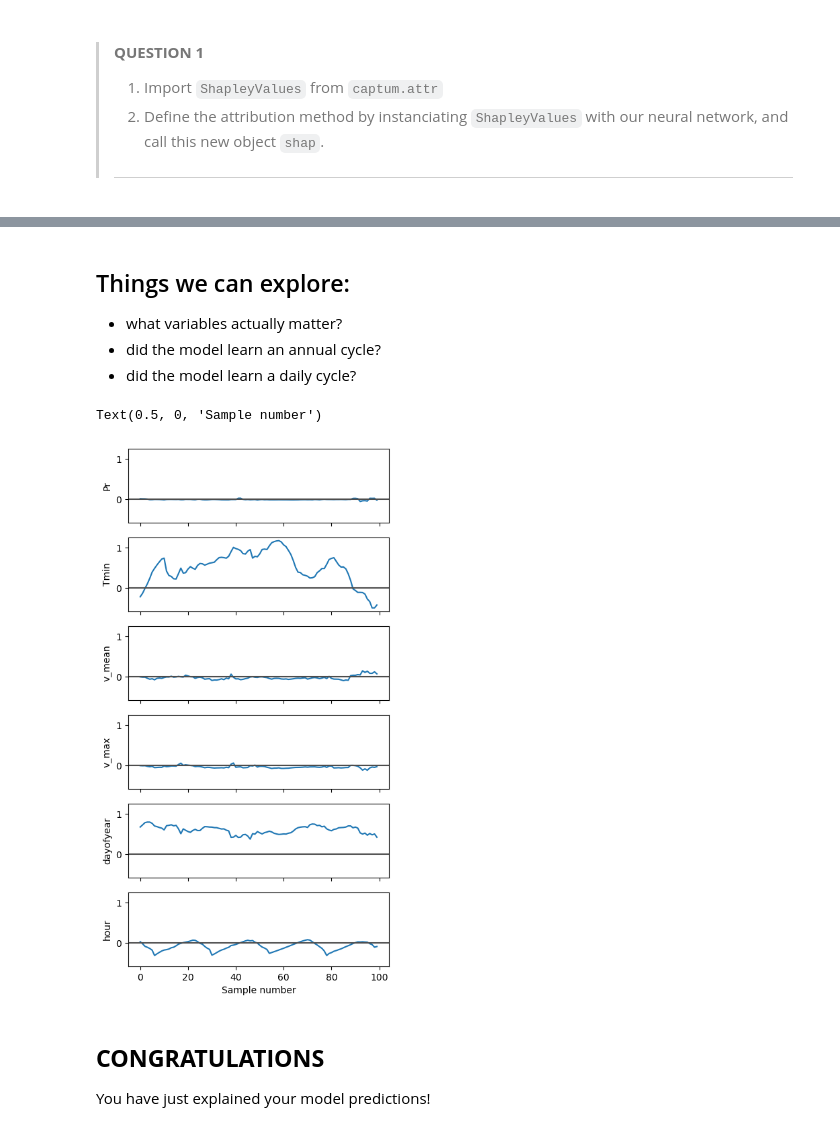
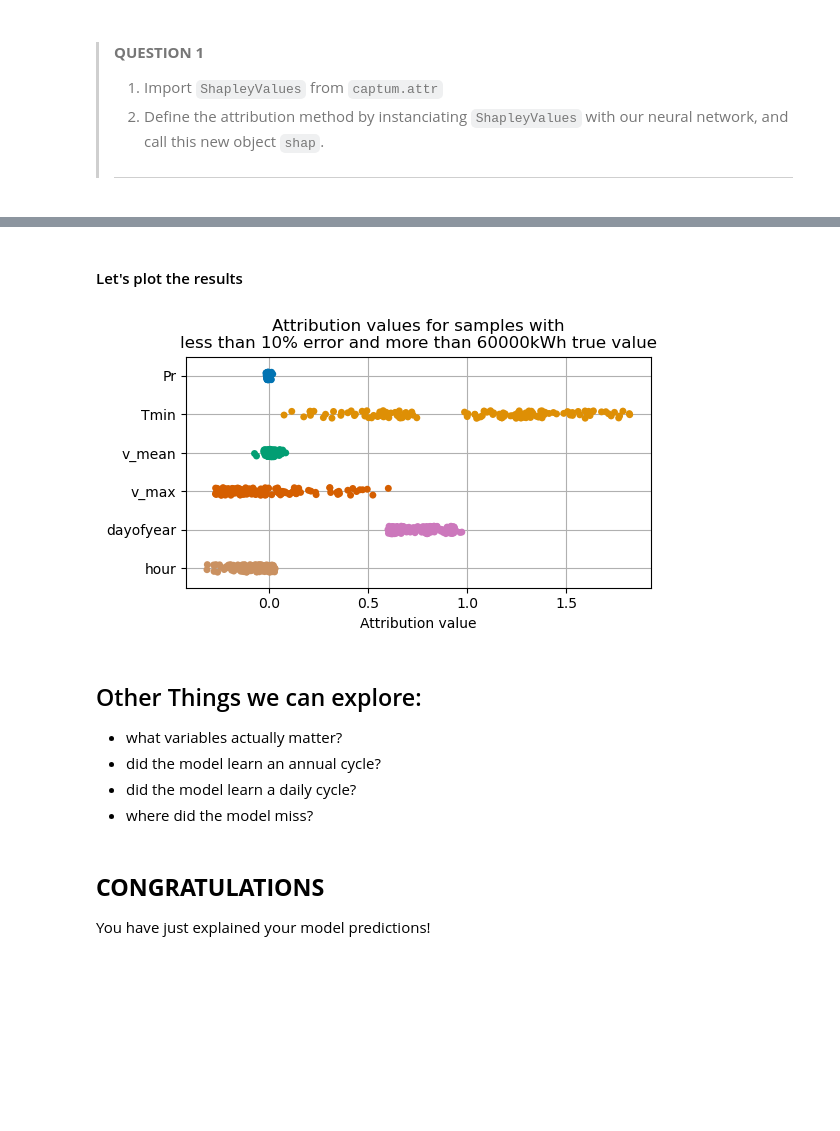
Before and after one commit to rguilcas/BCCR-ML-course, a Jupyter notebook: lecture_exercises/__main/D3-01_XAI-example.ipynb, the cells around one changed output, grey strips where cells are left out. Saved outputs shown, nothing was run; the diff lists cells and outputs as text; code cells hidden in the pictures; blank space fills up the shorter version.

```diff
--- a/lecture_exercises/__main/D3-01_XAI-example.ipynb
+++ b/lecture_exercises/__main/D3-01_XAI-example.ipynb
@@ -318,5 +342,26 @@ What we did there can be done with an array of input. That means we don't need t
+# %%
+...
+
+attributions = ...
+
+# # We convert the attributions to numpy for easier handling
+attributions_numpy = attributions.cpu().detach().numpy()
+# %% [markdown]
+#### Let's plot the results
+# %%
+fig, ax = plt.subplots(figsize=(6,3))
+sns.stripplot(attributions_numpy, orient='h', palette='colorblind',ax=ax)
+ax.set_xlabel('Attribution value')
+ax.set_title('Attribution values for samples with\nless than 10% error and more than 60000kWh true value')
+ax.set_yticks(range(6))
+ax.set_yticklabels(input_list)
+plt.grid()
+plt.show()
+# %% [output]
+[figure, added]
 # %% [markdown]
-## Things we can explore:
+## Other Things we can explore:
 - what variables actually matter?
 - did the model learn an annual cycle?
 - did the model learn a daily cycle?
+- where did the model miss?
@@ -335,13 +368,3 @@ attribution = attribution.detach().cpu().numpy()
-# %%
-fig, axs = plt.subplots(6,1,figsize=(5,10), sharex=True, sharey=True)
-for i in range(6):
-    axs[i].plot(attribution[:,i])
-    axs[i].set_ylabel(input_list[i])
-    axs[i].axhline(0, color='.3')
-axs[-1].set_xlabel('Sample number')
-# %% [output]
-Text(0.5, 0, 'Sample number')
-[figure, removed]
 # %% [markdown]
 ## **CONGRATULATIONS**
 You have just explained your model predictions!
```
Also changed, not shown: parts of 33 cells of this notebook, 2 other files.
